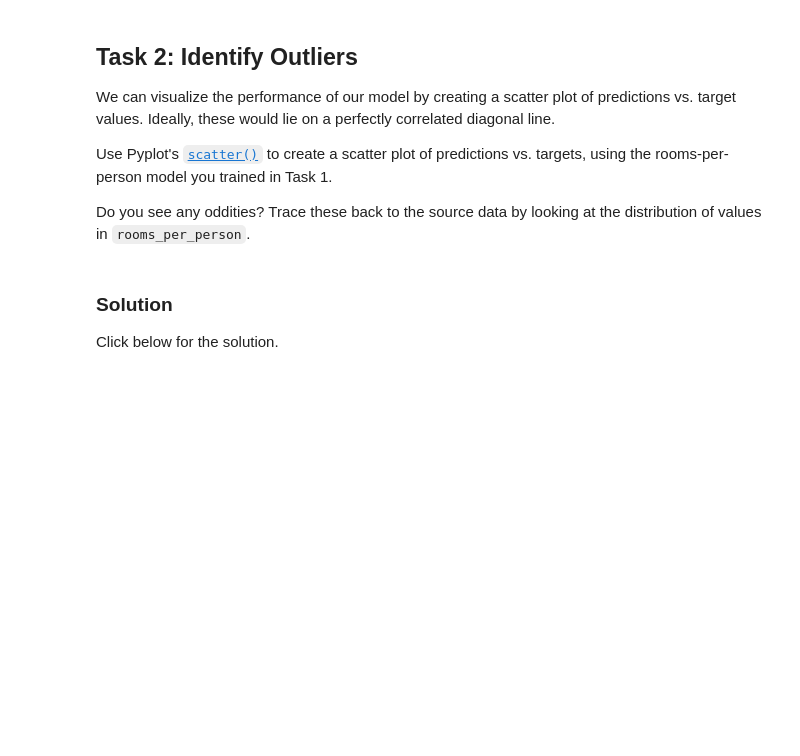
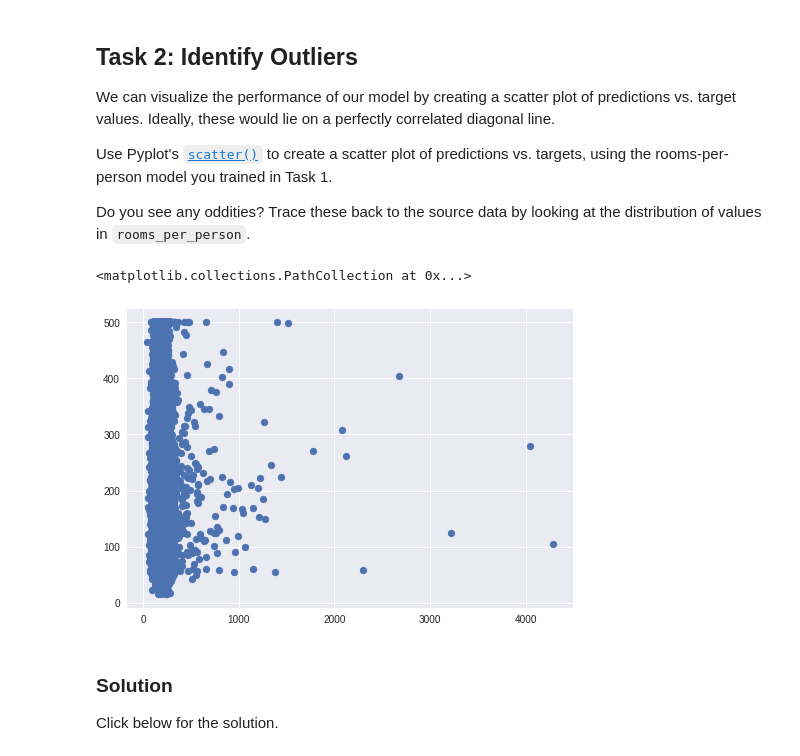
Before and after one commit to manishrai9/TensorFlow-crash-course, a Jupyter notebook: synthetic_features_and_outliers.ipynb, the cells around one changed output. Saved outputs shown, nothing was run; the diff lists cells and outputs as text; code cells hidden in the pictures; blank space fills up the shorter version.

```diff
--- a/synthetic_features_and_outliers.ipynb
+++ b/synthetic_features_and_outliers.ipynb
@@ -276,3 +279,8 @@ Do you see any oddities?  Trace these back to the source data by looking at the
+# %%
+plt.scatter(calibration_data["predictions"], calibration_data["targets"])
+# %% [output]
+<matplotlib.collections.PathCollection at 0x...>
+[figure, added]
 # %% [markdown]
 ### Solution
 
```
Also changed, not shown: parts of 9 cells of this notebook.
